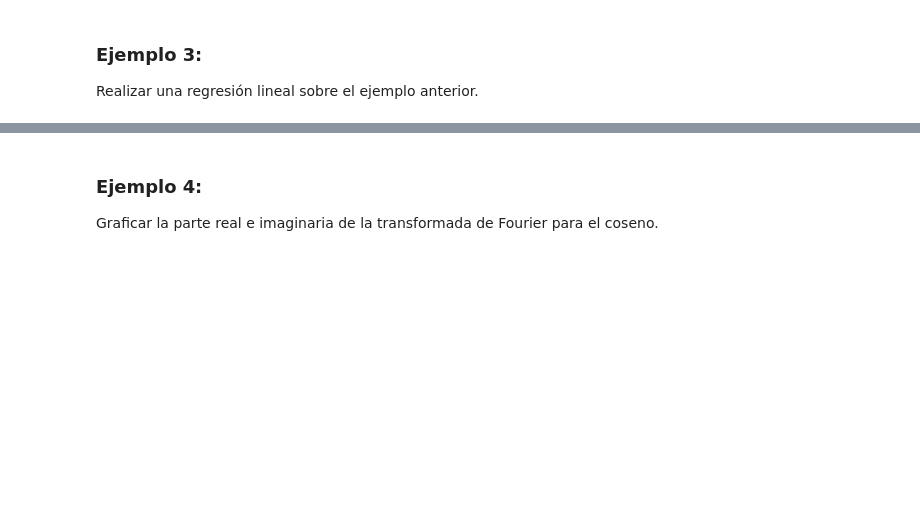
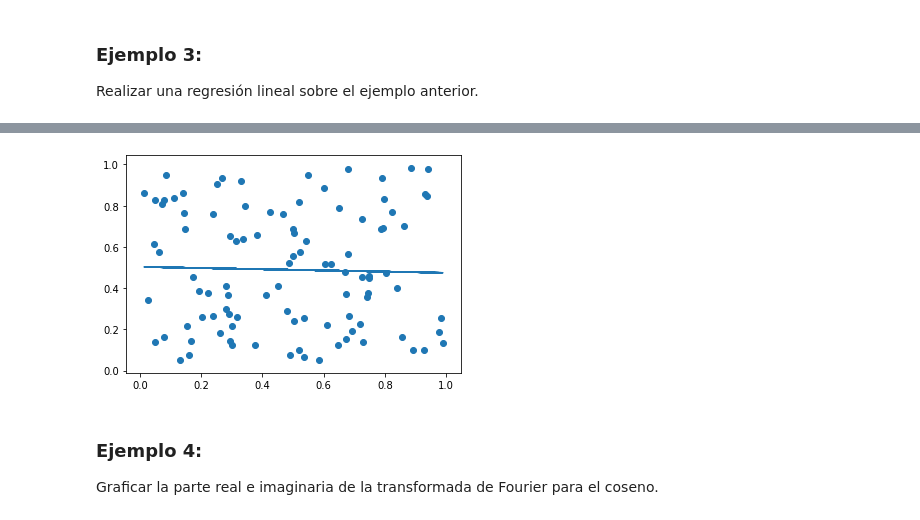
Before and after one commit to FeerJim/intro_Python, a Jupyter notebook: Intro.ipynb, the cells around one changed output, grey strips where cells are left out. Cells and saved outputs as stored; diff of their text form; code cells hidden in the pictures; blank space fills up the shorter version.

```diff
--- a/Intro.ipynb
+++ b/Intro.ipynb
@@ -236,3 +418,19 @@ plt.show()
+# %%
+x = numpy.random.random(100)
+y = numpy.random.random(100)
+# Método de regresión lineal
+slope, intercept, r, p, std_err = stats.linregress(x, y)
+# Función para el intercepto
+def myfunc(x):
+    return slope * x + intercept
+
+mymodel = list(map(myfunc, x))
+
+plt.scatter(x, y)
+plt.plot(x, mymodel) # para agregar la regresión lineal al gráfico
+plt.show()
+# %% [output]
+[figure, added]
 # %% [markdown]
 ### Ejemplo 4:
 Graficar la parte real e imaginaria de la transformada de Fourier para el coseno.
```
Also changed, not shown: parts of 31 cells of this notebook, 2 other files.
